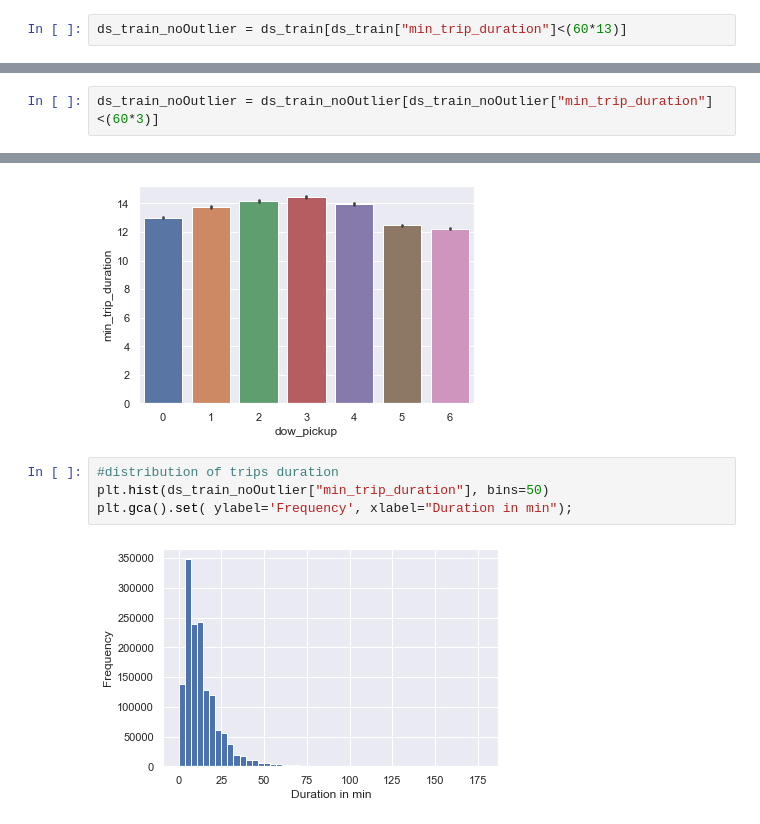
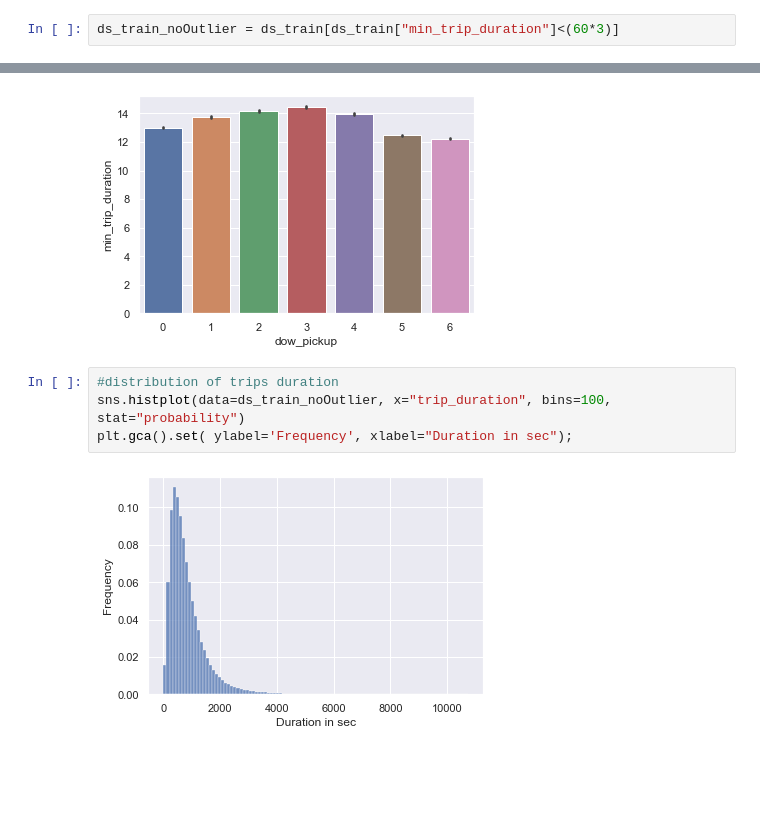
Before and after one commit to DragoneKTM/TaxiDrive_duration_prediction, a Jupyter notebook: Notebooks/1_Preparation.ipynb, the cells around one changed output, grey strips where cells are left out. Drawn from its saved outputs; the diff is of its cells as text; blank space fills up the shorter version.

```diff
--- a/Notebooks/1_Preparation.ipynb
+++ b/Notebooks/1_Preparation.ipynb
@@ -180,2 +208,2 @@ Removal of all trips that lasted more than 13hours (since it is the maximum limi
 # %%
-ds_train_noOutlier = ds_train[ds_train["min_trip_duration"]<(60*13)]
+ds_train_noOutlier = ds_train[ds_train["min_trip_duration"]<(60*3)]
@@ -195,5 +216,3 @@ Removal of all trips that last longer than 3hrs
-# %%
-ds_train_noOutlier = ds_train_noOutlier[ds_train_noOutlier["min_trip_duration"]<(60*3)]
 # %% [markdown]
 Removal of all starting point outside NY
 # %%
@@ -325,7 +310,7 @@ sns.barplot(data=ds_train_noOutlier, y="min_trip_duration", x="dow_pickup")
 [figure]
 # %%
 #distribution of trips duration
-plt.hist(ds_train_noOutlier["min_trip_duration"], bins=50)
-plt.gca().set( ylabel='Frequency', xlabel="Duration in min");
+sns.histplot(data=ds_train_noOutlier, x="trip_duration", bins=100, stat="probability")
+plt.gca().set( ylabel='Frequency', xlabel="Duration in sec");
 # %% [output]
-[figure, old version]
+[figure, new version]
```
Also changed, not shown: parts of 25 cells of this notebook, 1 other file.
